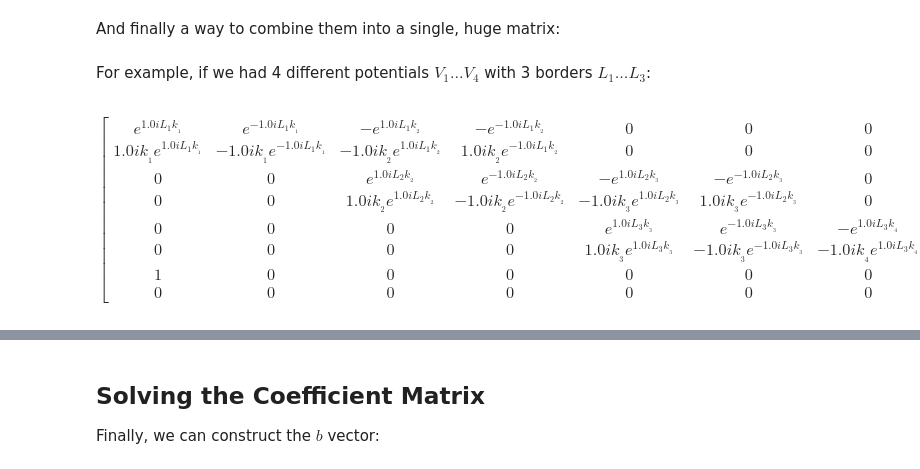
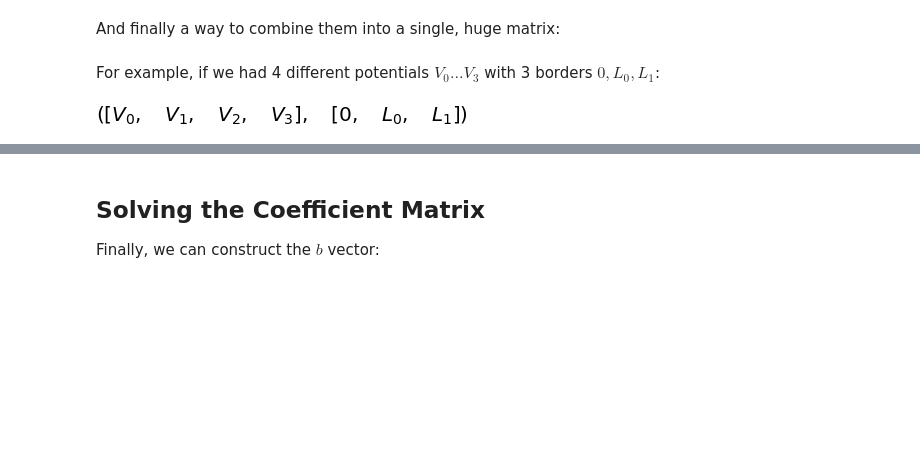
Before and after one commit to ischeinkman/Quantum-Experiments, a Jupyter notebook: notebooks/N Different Well Spikes.ipynb, the cells around one changed output, grey strips where cells are left out. Cells and saved outputs as stored; diff of their text form; code cells hidden in the pictures; blank space fills up the shorter version.

Commit message:
Changed the N-Spike example

```diff
--- a/notebooks/N Different Well Spikes.ipynb
+++ b/notebooks/N Different Well Spikes.ipynb
@@ -135,17 +135,13 @@ def gen_matrix(V, L, E, m, use_k_as_symbol=False):
 
     return sm.Matrix(coeffs) #Convert to sympy matrix
 # %% [markdown]
-For example, if we had 4 different potentials $V_1 \dots V_{4}$ with 3 borders $L_1 \dots L_3$:
+For example, if we had 4 different potentials $V_0 \dots V_{3}$ with 3 borders $0, L_0, L_1$:
 # %%
 m, E = sm.symbols('m, E')
 V = []
-L = []
-for j in range(1, 4):
+L = [0, *sm.symbols('L_{0}, L_{1}')]
+for j in range(0, 4):
     V.append(sm.symbols('V_'+str(j)))
-    L.append(sm.symbols('L_'+str(j)))
-V.append(sm.symbols('V_{4}'))
-
-rval = gen_matrix(V, L, E, m, True)
-rval
+V, L
 # %% [output]
-$$\left[\begin{matrix}e^{1.0 i L_{1} k_{_1}} & e^{- 1.0 i L_{1} k_{_1}} & - e^{1.0 i L_{1} k_{_2}} & - e^{- 1.0 i L_{1} k_{_2}} & 0 & 0 & 0 & 0\\1.0 i k_{_1} e^{1.0 i L_{1} k_{_1}} & - 1.0 i k_{_1} e^{- 1.0 i L_{1} k_{_1}} & - 1.0 i k_{_2} e^{1.0 i L_{1} k_{_2}} & 1.0 i k_{_2} e^{- 1.0 i L_{1} k_{_2}} & 0 & 0 & 0 & 0\\0 & 0 & e^{1.0 i L_{2} k_{_2}} & e^{- 1.0 i L_{2} k_{_2}} & - e^{1.0 i L_{2} k_{_3}} & - e^{- 1.0 i L_{2} k_{_3}} & 0 & 0\\0 & 0 & 1.0 i k_{_2} e^{1.0 i L_{2} k_{_2}} & - 1.0 i k_{_2} e^{- 1.0 i L_{2} k_{_2}} & - 1.0 i k_{_3} e^{1.0 i L_{2} k_{_3}} & 1.0 i k_{_3} e^{- 1.0 i L_{2} k_{_3}} & 0 & 0\\0 & 0 & 0 & 0 & e^{1.0 i L_{3} k_{_3}} & e^{- 1.0 i L_{3} k_{_3}} & - e^{1.0 i L_{3} k_{_{4}}} & - e^{- 1.0 i L_{3} k_{_{4}}}\\0 & 0 & 0 & 0 & 1.0 i k_{_3} e^{1.0 i L_{3} k_{_3}} & - 1.0 i k_{_3} e^{- 1.0 i L_{3} k_{_3}} & - 1.0 i k_{_{4}} e^{1.0 i L_{3} k_{_{4}}} & 1.0 i k_{_{4}} e^{- 1.0 i L_{3} k_{_{4}}}\\1 & 0 & 0 & 0 & 0 & 0 & 0 & 0\\0 & 0 & 0 & 0 & 0 & 0 & 0 & 1\end{matrix}\right]$$
+[figure, added]
```
Also changed, not shown: parts of 1 cell of this notebook.
